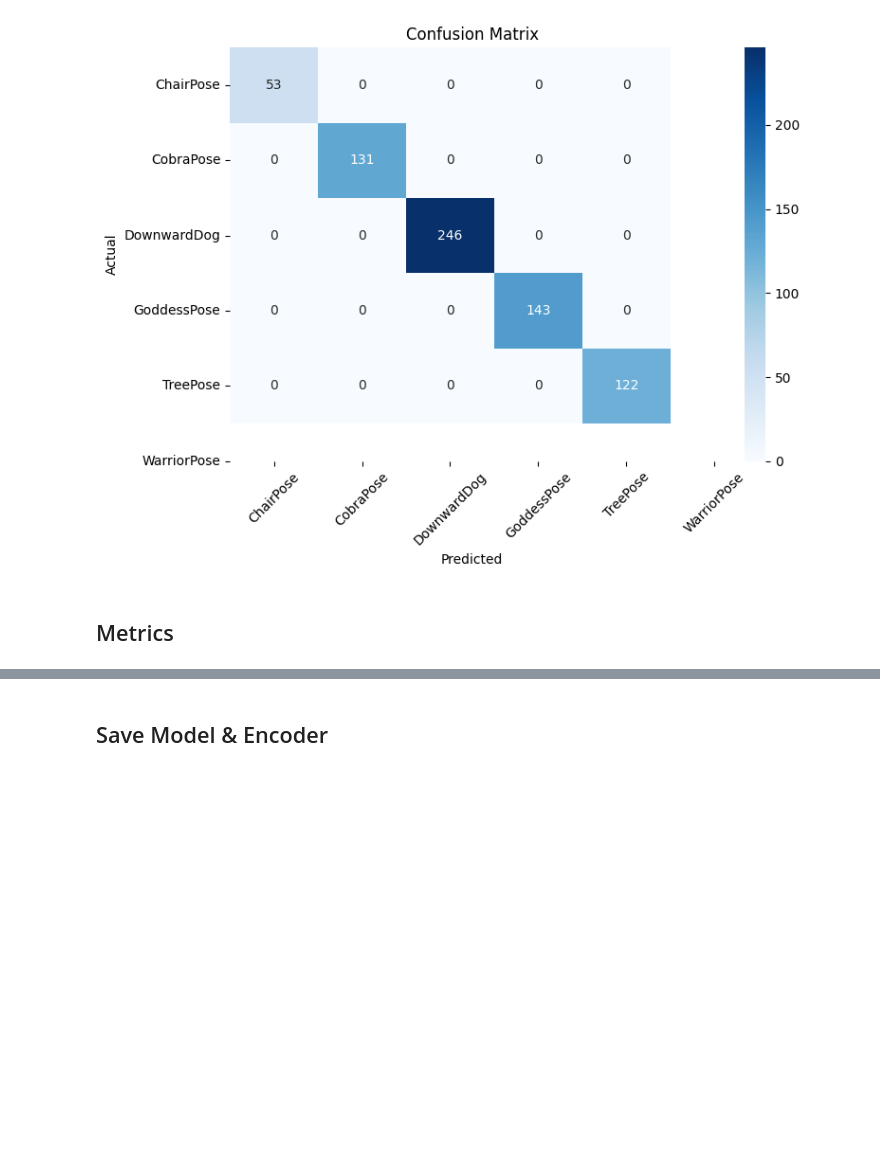
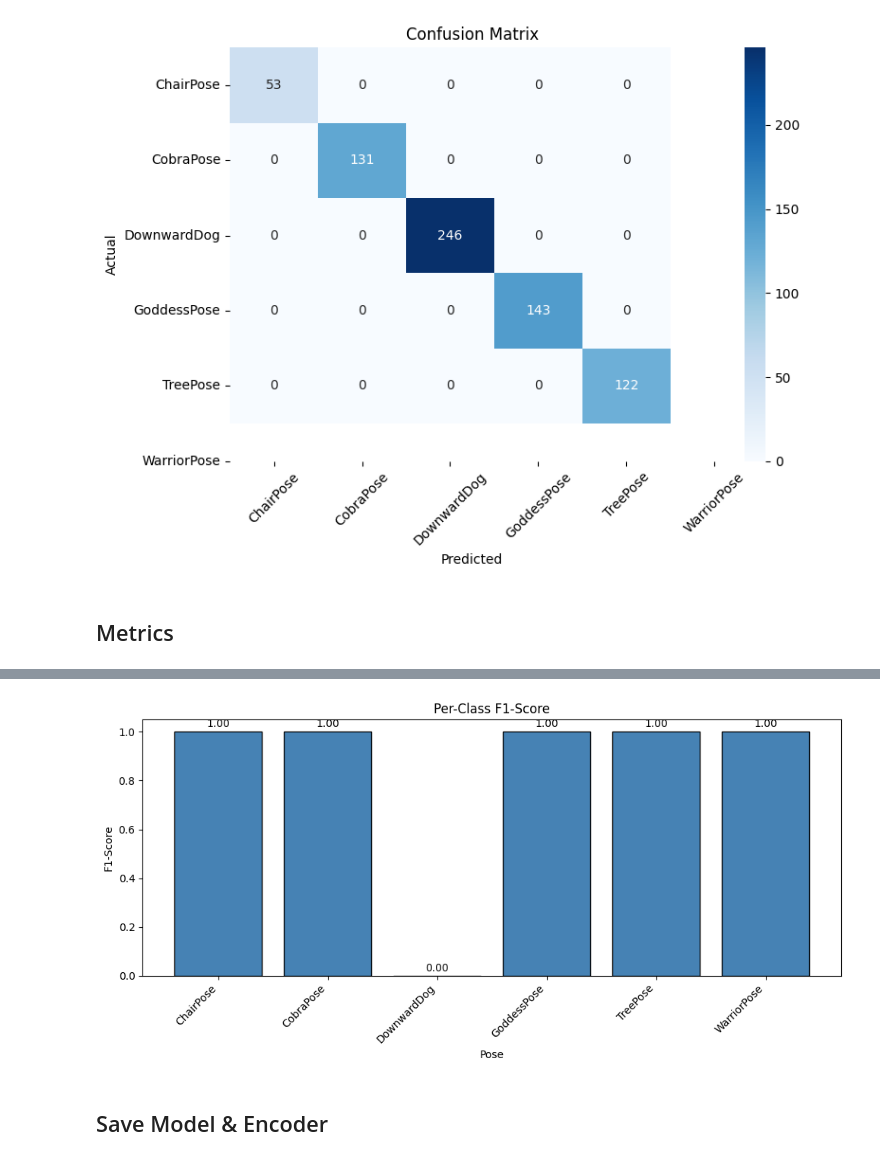
Before and after one commit to shv-ng/ai-yoga-assist, a Jupyter notebook: notebooks/pose_classifier.ipynb, the cells around one changed output, grey strips where cells are left out. Drawn from its saved outputs; the diff is of its cells as text; code cells hidden in the pictures; blank space fills up the shorter version.

```diff
--- a/notebooks/pose_classifier.ipynb
+++ b/notebooks/pose_classifier.ipynb
@@ -356,6 +354,29 @@ PER POSE BREAKDOWN
     accuracy                           1.00       695
    macro avg       0.83      0.83      0.83       695
 weighted avg       1.00      1.00      1.00       695
+# %%
+# Per-Class F1-Score Bar Chart
+from sklearn.metrics import f1_score
+
+f1_scores = f1_score(y_true, y_pred, average=None, labels=range(len(le.classes_)))
+
+plt.figure(figsize=(10, 5))
+bars = plt.bar(le.classes_, f1_scores, color='steelblue', edgecolor='black')
+plt.title('Per-Class F1-Score')
+plt.xlabel('Pose')
+plt.ylabel('F1-Score')
+plt.ylim(0, 1.05)
+plt.xticks(rotation=45, ha='right')
+
+# Add value labels on top of each bar
+for bar, score in zip(bars, f1_scores):
+    plt.text(bar.get_x() + bar.get_width() / 2, bar.get_height() + 0.01,
+             f'{score:.2f}', ha='center', va='bottom', fontsize=10)
+
+plt.tight_layout()
+plt.show()
+# %% [output]
+[figure, added]
 # %% [markdown]
 ## Save Model & Encoder
 # %%
```
Also changed, not shown: parts of 8 cells of this notebook, 11 other files.
